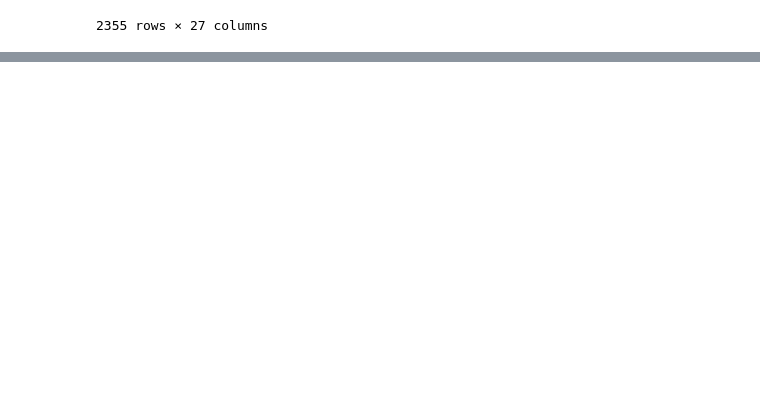
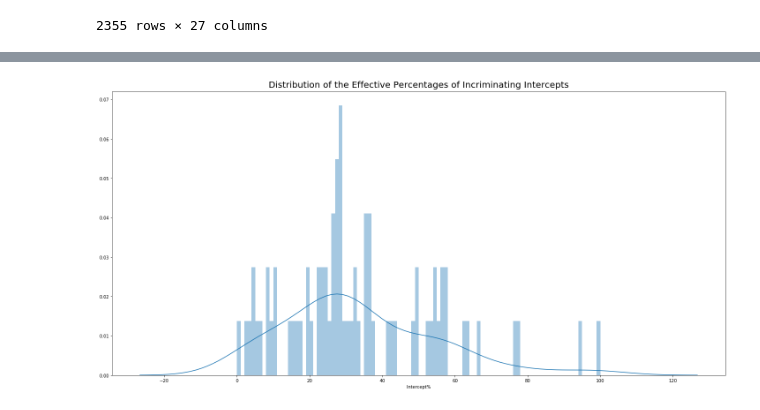
Before and after one commit to dyncdyn/data-studio-projects, a Jupyter notebook: 02.Wiretap/1.Wiretap.ipynb, the cells around one changed output, grey strips where cells are left out. Cells and saved outputs as stored; diff of their text form; code cells hidden in the pictures; blank space fills up the shorter version.

```diff
--- a/02.Wiretap/1.Wiretap.ipynb
+++ b/02.Wiretap/1.Wiretap.ipynb
@@ -240,0 +237,6 @@ ValueError: autodetected range of [0.0, inf] is not finite
+# %%
+data1 = df.groupby(by='Jurisdiction')['Intercept%'].mean()
+df_intercept = pd.DataFrame(data1)
+# %%
+df_intercept.reset_index(level=0, inplace=True)
+df_intercept
@@ -240,0 +262,14 @@ ValueError: autodetected range of [0.0, inf] is not finite
+# %%
+df_intercept = df_intercept.replace([np.inf, -np.inf], np.nan).dropna()
+df_intercept = df_intercept[df_intercept['Intercept%'] <= 100]
+df_intercept['Intercept%'] = round(df_intercept['Intercept%'],2)
+# %%
+plt.figure(figsize = (20,10))
+sns.distplot(df_intercept['Intercept%'], bins = 100)
+
+plt.title('Distribution of the Effective Percentages of Incriminating Intercepts', fontsize = 20, pad = 10)
+
+plt.tight_layout()
+plt.savefig('output3.pdf')
+# %% [output]
+[figure, added]
```
Also changed, not shown: parts of 11 cells of this notebook, 12 other files.
